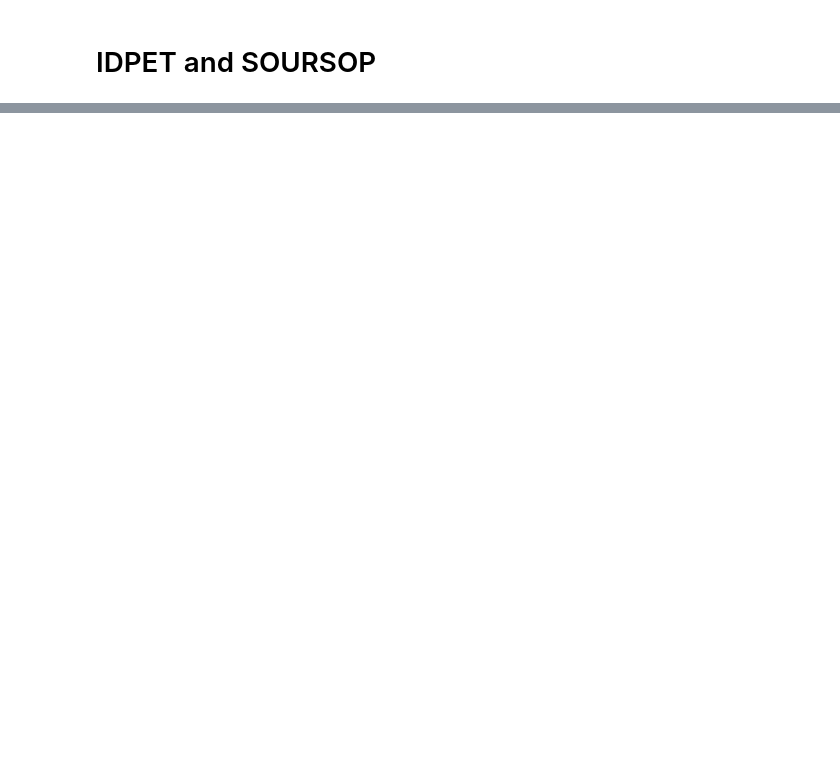
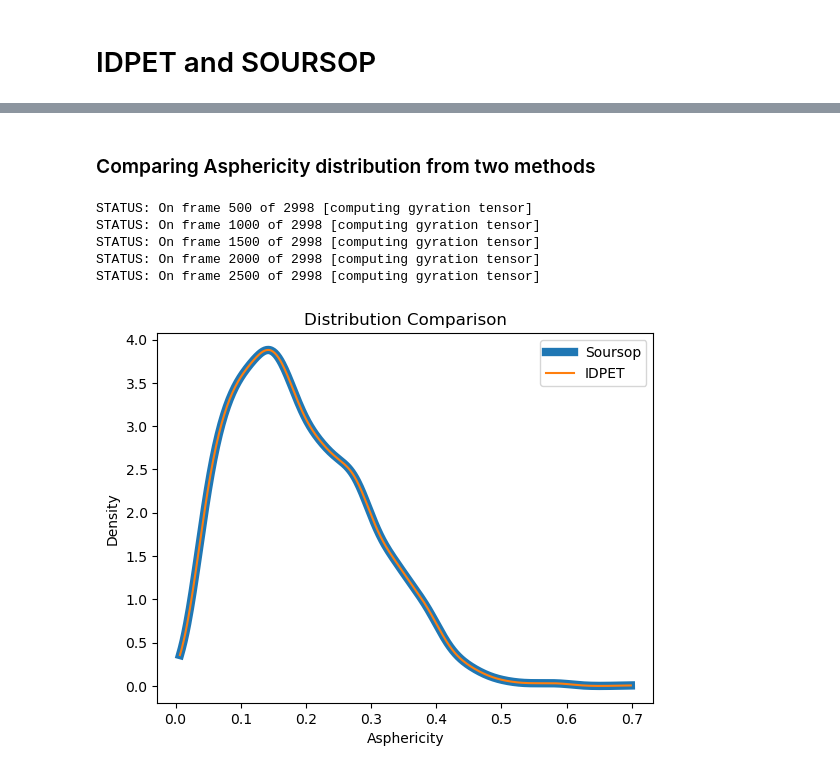
Before and after one commit to BioComputingUP/EnsembleTools, a Jupyter notebook: notebooks/idpet_vs_soursop.ipynb, the cells around one changed output, grey strips where cells are left out. Cells and saved outputs as stored; diff of their text form; code cells hidden in the pictures; blank space fills up the shorter version.

```diff
--- a/notebooks/idpet_vs_soursop.ipynb
+++ b/notebooks/idpet_vs_soursop.ipynb
@@ -56,0 +57,23 @@ analysis.get_features(featurization='asphericity')
+# %% [markdown]
+### Comparing Asphericity distribution from two methods
+# %%
+asphericity_soursop = ProtObj.get_asphericity()
+asphericity_idpet = analysis.get_features(featurization='asphericity')["PED00543e001"]
+kde_x = gaussian_kde(asphericity_soursop)
+kde_y = gaussian_kde(asphericity_idpet)
+grid = np.linspace(min(asphericity_soursop.min(), asphericity_idpet.min()), max(asphericity_soursop.max(), asphericity_idpet.max()), 500)
+
+plt.plot(grid, kde_x(grid), label='Soursop', color='tab:blue', linewidth=6)
+plt.plot(grid, kde_y(grid), label='IDPET', color='tab:orange')
+plt.xlabel('Asphericity')
+plt.ylabel('Density')
+plt.legend()
+plt.title('Distribution Comparison')
+plt.show()
+# %% [output]
+STATUS: On frame 500 of 2998 [computing gyration tensor]
+STATUS: On frame 1000 of 2998 [computing gyration tensor]
+STATUS: On frame 1500 of 2998 [computing gyration tensor]
+STATUS: On frame 2000 of 2998 [computing gyration tensor]
+STATUS: On frame 2500 of 2998 [computing gyration tensor]
+[figure, added]
```
Also changed, not shown: parts of 16 cells of this notebook, 1 other file.
